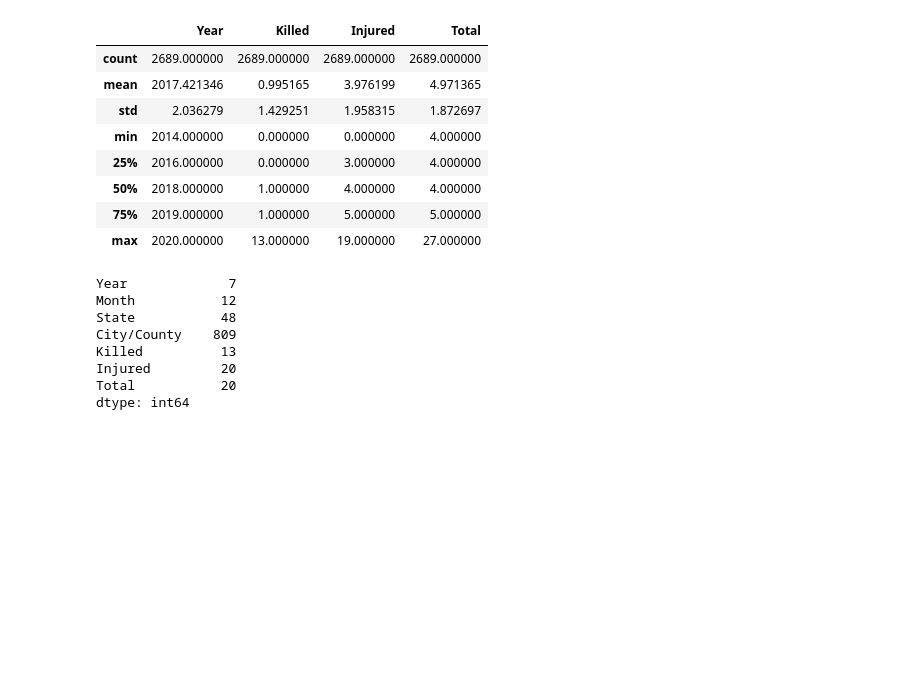
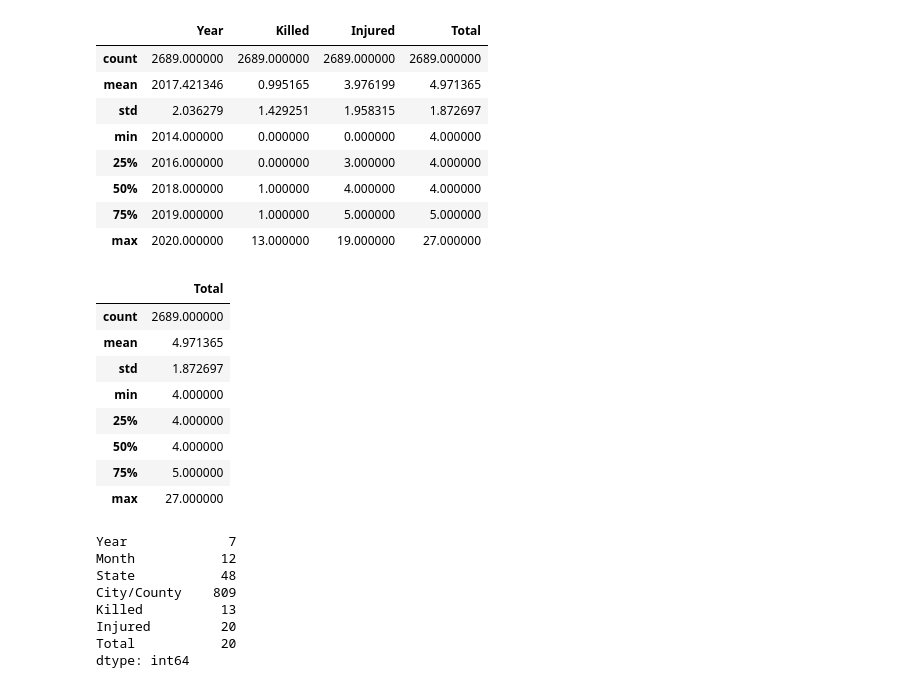
Before and after one commit to ubco-W2022T1-cosc301/project-group39, a Jupyter notebook: notebooks/analysis1.ipynb, the cells around one changed output. Drawn from its saved outputs; the diff is of its cells as text; code cells hidden in the pictures; blank space fills up the shorter version.

```diff
--- a/notebooks/analysis1.ipynb
+++ b/notebooks/analysis1.ipynb
@@ -92,6 +94,22 @@ df_cleaned.describe().apply(lambda s: s.apply(lambda x: format(x, 'f')))
 | 50% | 2018.000000 | 1.000000 | 4.000000 | 4.000000 |
 | 75% | 2019.000000 | 1.000000 | 5.000000 | 5.000000 |
 | max | 2020.000000 | 13.000000 | 19.000000 | 27.000000 |
+# %%
+
+df_total = df_cleaned.drop('Year',axis = 1)
+df_total = df_total.drop('Killed', axis = 1)
+df_total = df_total.drop('Injured', axis = 1)
+df_total.describe().apply(lambda s: s.apply(lambda x: format(x, 'f')))
+# %% [output]
+|  | Total |
+| count | 2689.000000 |
+| mean | 4.971365 |
+| std | 1.872697 |
+| min | 4.000000 |
+| 25% | 4.000000 |
+| 50% | 4.000000 |
+| 75% | 5.000000 |
+| max | 27.000000 |
 # %%
 df_cleaned.nunique(axis=0)
 # %% [output]
```
Also changed, not shown: parts of 5 cells of this notebook, 2 other files.
